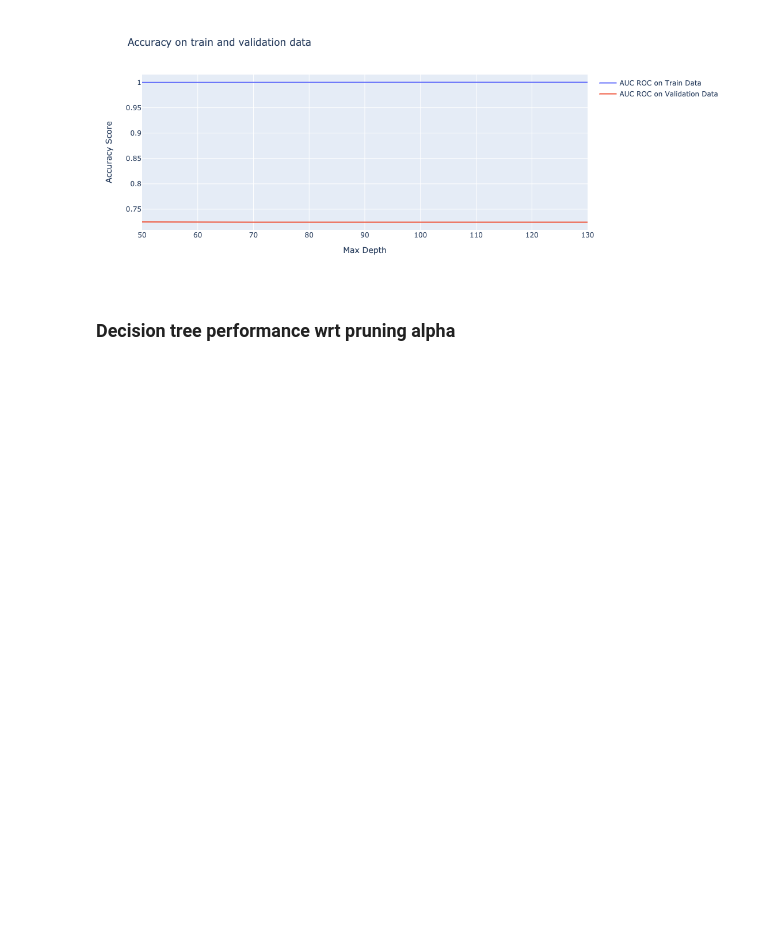
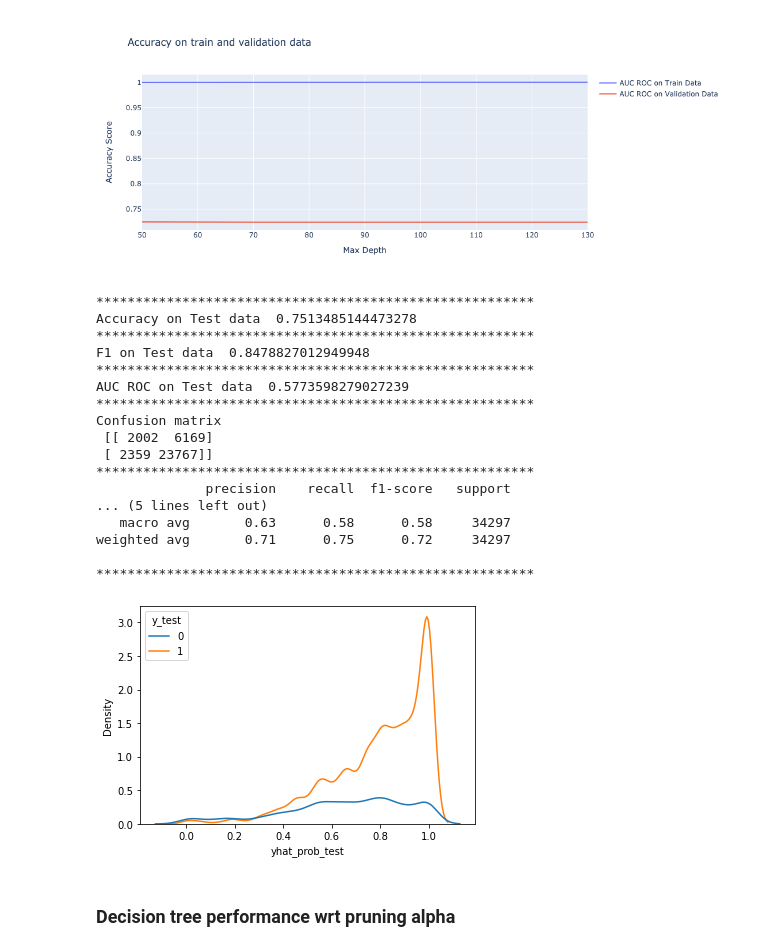
Before and after one commit to bitsbuffer/mlhw1, a Jupyter notebook: BNPParibas.ipynb, the cells around one changed output. Saved outputs shown, nothing was run; the diff lists cells and outputs as text; code cells hidden in the pictures; blank space fills up the shorter version.

```diff
--- a/BNPParibas.ipynb
+++ b/BNPParibas.ipynb
@@ -121,6 +122,28 @@ def k_fold_validation(train, y_train, clf, num_folds=5):
     roc_score_test = np.mean(np.array(roc_scores_test))
     return clfs, {"accuracy_train": accuracy_train, "f1_score_train": f1_score_train, "roc_score_train": roc_score_train,
                   "accuracy_test": accuracy_test, "f1_score_test": f1_score_test, "roc_score_test": roc_score_test}
+# %%
+def plot_prob_dist(yhat_prob, y):
+    plt.figure()
+    preds = pd.DataFrame({"yhat_prob_test": yhat_prob[:,1], "y_test": y})
+    sns.kdeplot(x=preds['yhat_prob_test'], hue=preds['y_test'])
+    plt.show()
+
+def print_classification_report(clf, test, y_test):
+    yhat_test = clf.predict(test)
+    yhat_prob_test = clf.predict_proba(test)
+    print("********************************************************")
+    print("Accuracy on Test data ", accuracy_score(y_test, yhat_test))
+    print("********************************************************")
+    print("F1 on Test data ", f1_score(y_test, yhat_test))
+    print("********************************************************")
+    print("AUC ROC on Test data ", roc_auc_score(y_test, yhat_test))
+    print("********************************************************")
+    print("Confusion matrix \n", confusion_matrix(y_test, yhat_test))
+    print("********************************************************")
+    print(classification_report(y_test, yhat_test))
+    print("********************************************************")
+    plot_prob_dist(yhat_prob_test, y_test)
 # %% [markdown]
 ### Decision tree performance wrt max depth
 # %%
@@ -163,6 +186,27 @@ fig.update_layout(title='Accuracy on train and validation data', xaxis_title='Ma
 fig.show()
 # %% [output]
 [figure]
+# %%
+print_classification_report(gs.best_estimator_, test, y_test)
+# %% [output]
+********************************************************
+Accuracy on Test data  0.7513485144473278
+********************************************************
+F1 on Test data  0.8478827012949948
+********************************************************
+AUC ROC on Test data  0.5773598279027239
+********************************************************
+Confusion matrix
+ [[ 2002  6169]
+ [ 2359 23767]]
+********************************************************
+              precision    recall  f1-score   support
+... (5 lines left out)
+   macro avg       0.63      0.58      0.58     34297
+weighted avg       0.71      0.75      0.72     34297
+
+********************************************************
+[figure, added]
 # %% [markdown]
 ### Decision tree performance wrt pruning alpha
 # %%
```
Also changed, not shown: parts of 25 cells of this notebook, 7 other files.
